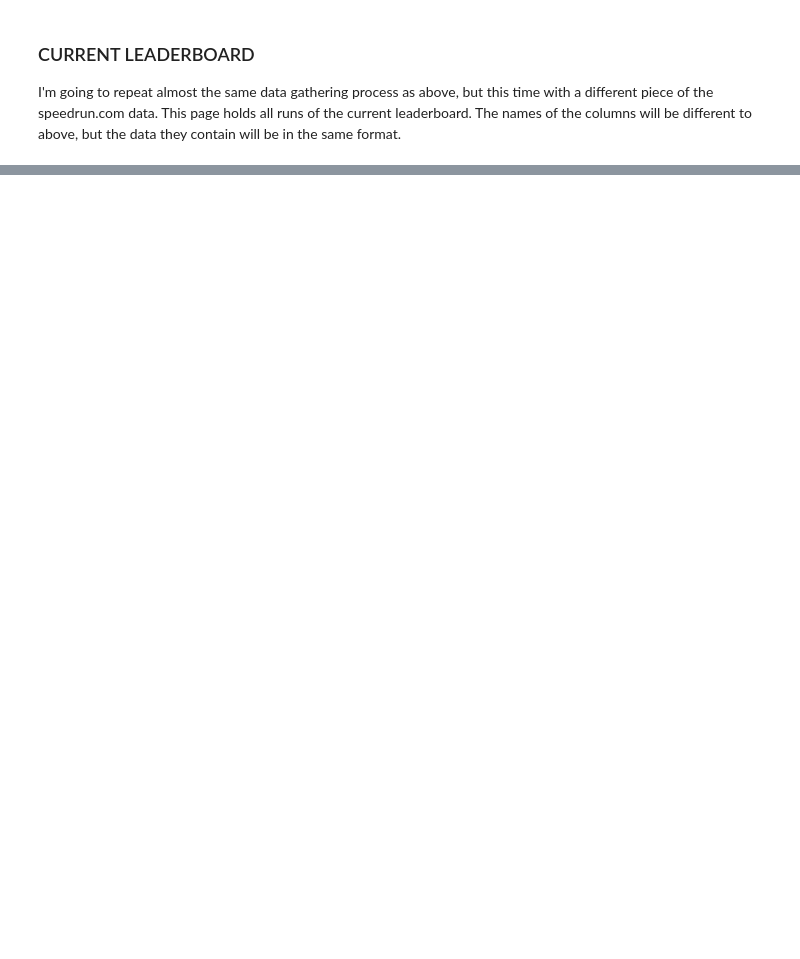
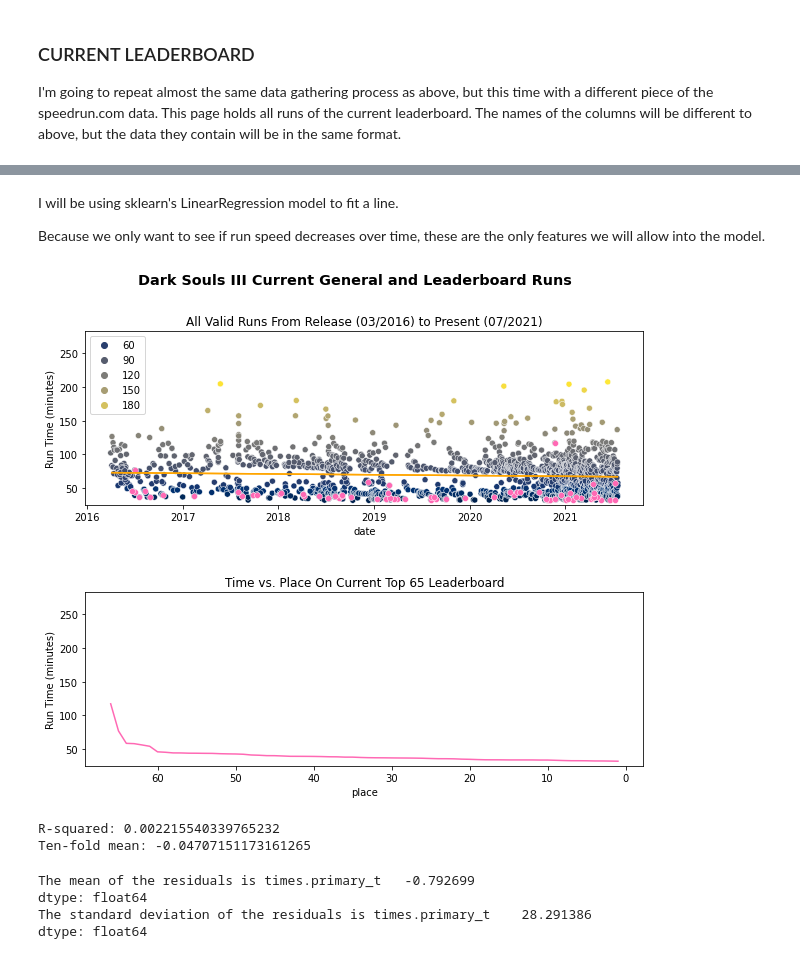
Before and after one commit to kstanfie/kstanfie.github.io, a Jupyter notebook: Speedruns.ipynb, the cells around one changed output, grey strips where cells are left out. Cells and saved outputs as stored; diff of their text form; code cells hidden in the pictures; blank space fills up the shorter version.

Commit message:
Finishing machine learning, documentation, about to conclude and do edit pass.

```diff
--- a/Speedruns.ipynb
+++ b/Speedruns.ipynb
@@ -136,8 +145,8 @@ In this dataset, we're going to prune:
 # %%
-# marking data outside of our interest as 'NA' so it can be dropped when plotting.
-runsdf.loc[(runsdf['times.primary_t'] < 1900/60), 'times.primary_t'] = pd.NA
-runsdf.loc[(runsdf['times.primary_t'] > 17000/60), 'times.primary_t'] = pd.NA
+# marking data outside of our interest as 'nan' so it can be dropped when plotting.
+runsdf.loc[(runsdf['times.primary_t'] < 1900/60), 'times.primary_t'] = np.nan
+runsdf.loc[(runsdf['times.primary_t'] > 17000/60), 'times.primary_t'] = np.nan
 # removing rejected runs as well
-runsdf.loc[(runsdf['status.status'] == 'rejected'), 'status.status'] = pd.NA
+runsdf.loc[(runsdf['status.status'] == 'rejected'), 'status.status'] = np.nan
 # changing date column to real datetime
 runsdf['date'] = pd.to_datetime(runsdf['date'], format='%Y-%m-%d')
@@ -244,0 +261,48 @@ We can also see that the current leaderboard runs, regardless of place, do not a
+# %% [markdown]
+I will be using sklearn's LinearRegression model to fit a line.
+
+Because we only want to see if run speed decreases over time, these are the only features we will allow into the model.
+# %%
+# Filtering for our features.
+# copying dataframe to drop np.nans so our machine can learn
+copyrsdf = prunedrsdf.dropna()
+features = copyrsdf[['date','times.primary_t']]
+
+# setting up independent and dependent variables.
+X = copyrsdf[['date']].dropna()
+# we have to convert the date to ordinal to be understood
+X['date'] = X['date'].map(dt.datetime.toordinal)
+y = copyrsdf[['times.primary_t']]
+
+# splitting for learning
+Xtrain, Xtest, ytrain, ytest = train_test_split(X, y, test_size = 0.25)
+# %%
+regress = LinearRegression()
+# fitting
+regress.fit(Xtrain, ytrain)
+# predicting
+predictor = regress.predict(Xtest)
+# plotting
+# note that we have to change date back from ordinal
+sns.lineplot(x=Xtest['date'].map(dt.datetime.fromordinal).values, y=predictor.reshape(-1), ax=ax[0], color='orange')
+fig
+# %% [output]
+[figure, added]
+# %%
+# Checking r-squared, a measure of how well the data is predicted.
+print("R-squared: " + str(r2_score(ytest, predictor)))
+# checking a ten-fold fit evaluator
+cross = cross_val_score(regress, X, y, cv=10)
+print("Ten-fold mean: " + str(cross.mean()))
+# %% [output]
+R-squared: 0.002215540339765232
+Ten-fold mean: -0.04707151173161265
+# %%
+residuals = ytest - predictor
+print("The mean of the residuals is {}".format(np.mean(residuals)))
+print("The standard deviation of the residuals is " + str(np.std(residuals)))
+# %% [output]
+The mean of the residuals is times.primary_t   -0.792699
+dtype: float64
+The standard deviation of the residuals is times.primary_t    28.291386
+dtype: float64
```
Also changed, not shown: parts of 38 cells of this notebook, 1 other file.
